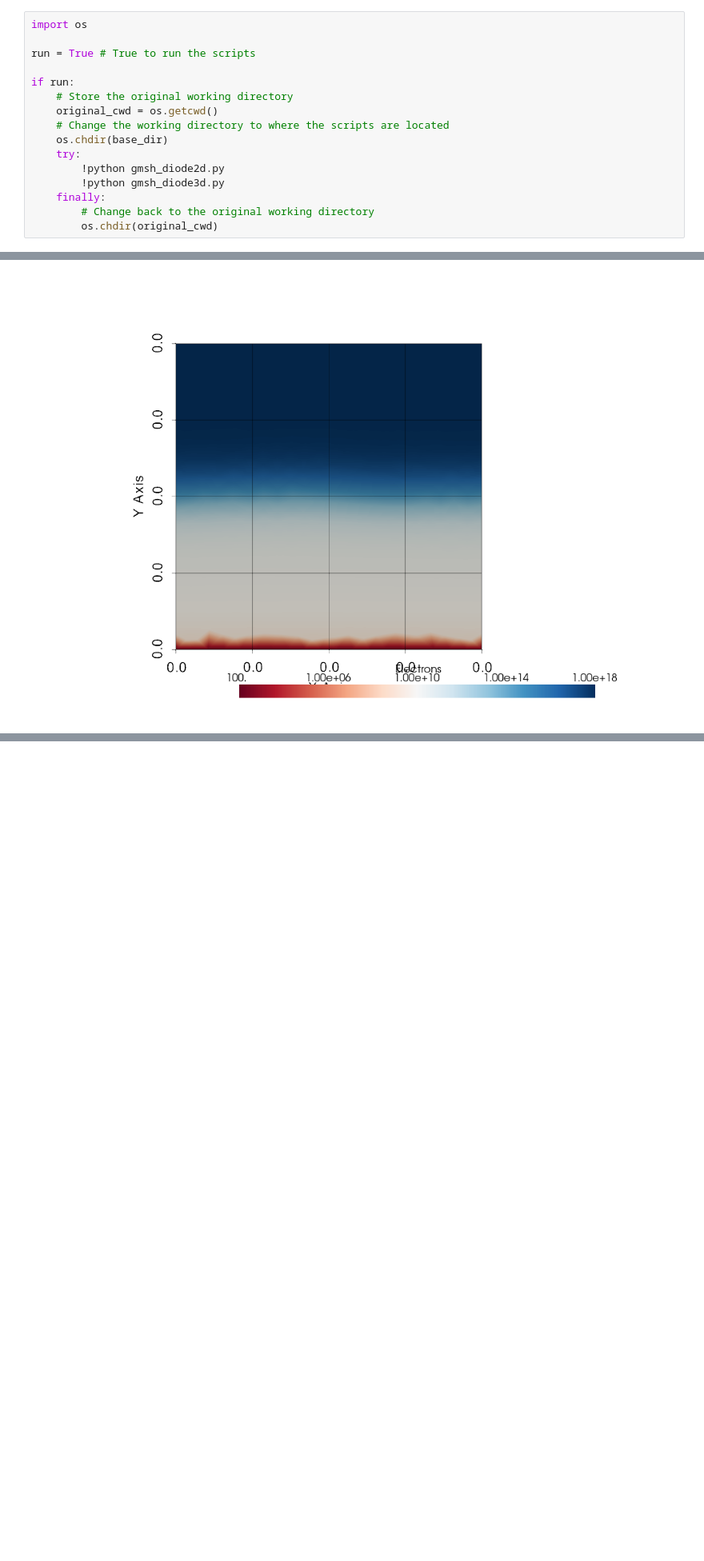
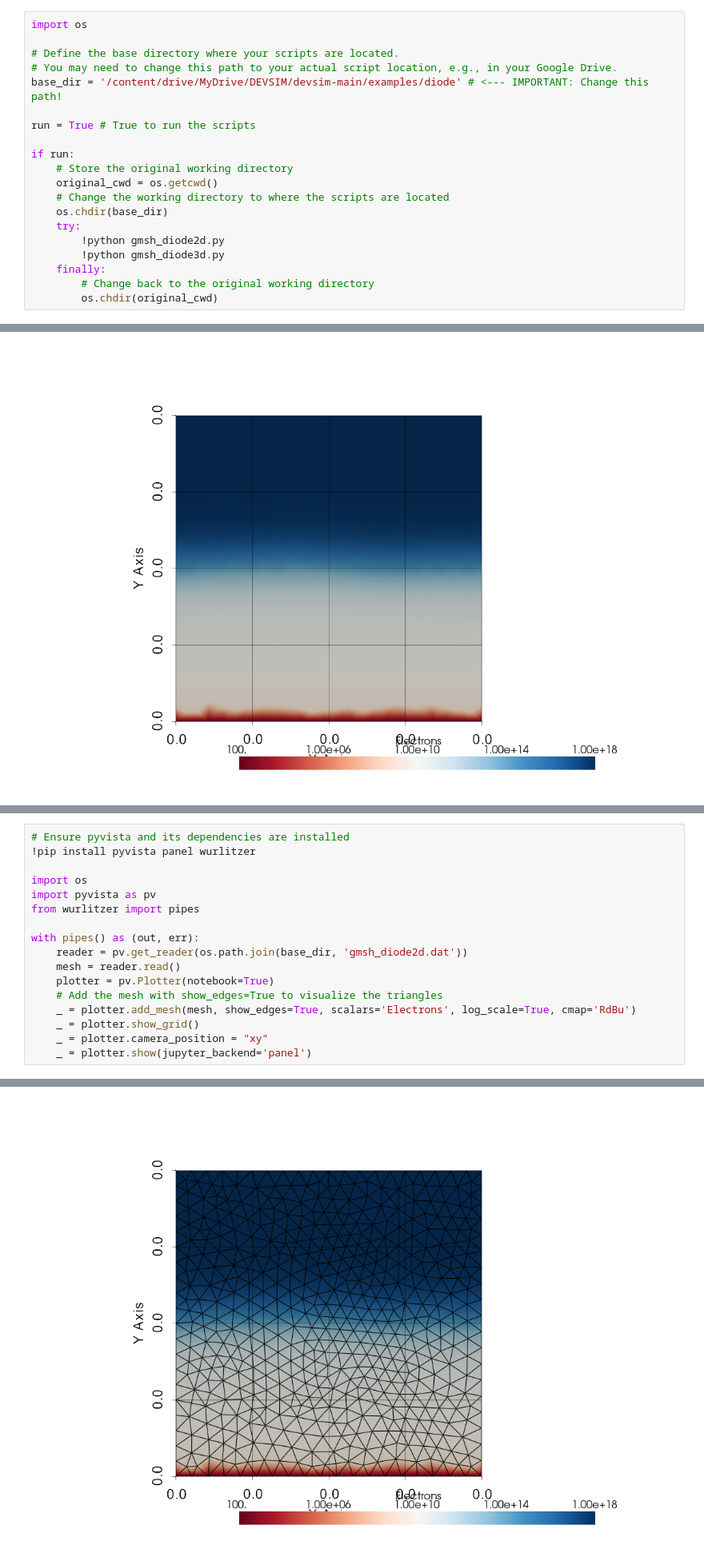
Before and after one commit to PHANNhatTien/TCAD-training, a Jupyter notebook: examples/plotting/visualization.ipynb, the cells around one changed output, grey strips where cells are left out. Shown at 80% size. Saved outputs shown, nothing was run; the diff lists cells and outputs as text; blank space fills up the shorter version.

```diff
--- a/examples/plotting/visualization.ipynb
+++ b/examples/plotting/visualization.ipynb
@@ -56,6 +65,10 @@ A DEVSIM simulation's mesh data can be saved to a `.dat` file with the [devsim.w
 In this examples directory, the `gmsh_diode2d.py` and `gmsh_diode3d.py` scripts can perform this and generate, respectively, `gmsh_diode2d.dat` and `gmsh_diode3d_dd.dat`.
 # %%
 import os
+
+# Define the base directory where your scripts are located.
+# You may need to change this path to your actual script location, e.g., in your Google Drive.
+base_dir = '/content/drive/MyDrive/DEVSIM/devsim-main/examples/diode' # <--- IMPORTANT: Change this path!
 
 run = True # True to run the scripts
 
@@ -110,0 +126,18 @@ with pipes() as (out, err):
+# %%
+# Ensure pyvista and its dependencies are installed
+!pip install pyvista panel wurlitzer
+
+import os
+import pyvista as pv
+from wurlitzer import pipes
+
+with pipes() as (out, err):
+    reader = pv.get_reader(os.path.join(base_dir, 'gmsh_diode2d.dat'))
+    mesh = reader.read()
+    plotter = pv.Plotter(notebook=True)
+    # Add the mesh with show_edges=True to visualize the triangles
+    _ = plotter.add_mesh(mesh, show_edges=True, scalars='Electrons', log_scale=True, cmap='RdBu')
+    _ = plotter.show_grid()
+    _ = plotter.camera_position = "xy"
+    _ = plotter.show(jupyter_backend='panel')
+# %% [output]
@@ -111,3 +161,4 @@ with pipes() as (out, err):
+[figure, added]
 # %% [markdown]
 ### 3D Visualization
 
```
Also changed, not shown: parts of 4 cells of this notebook.
